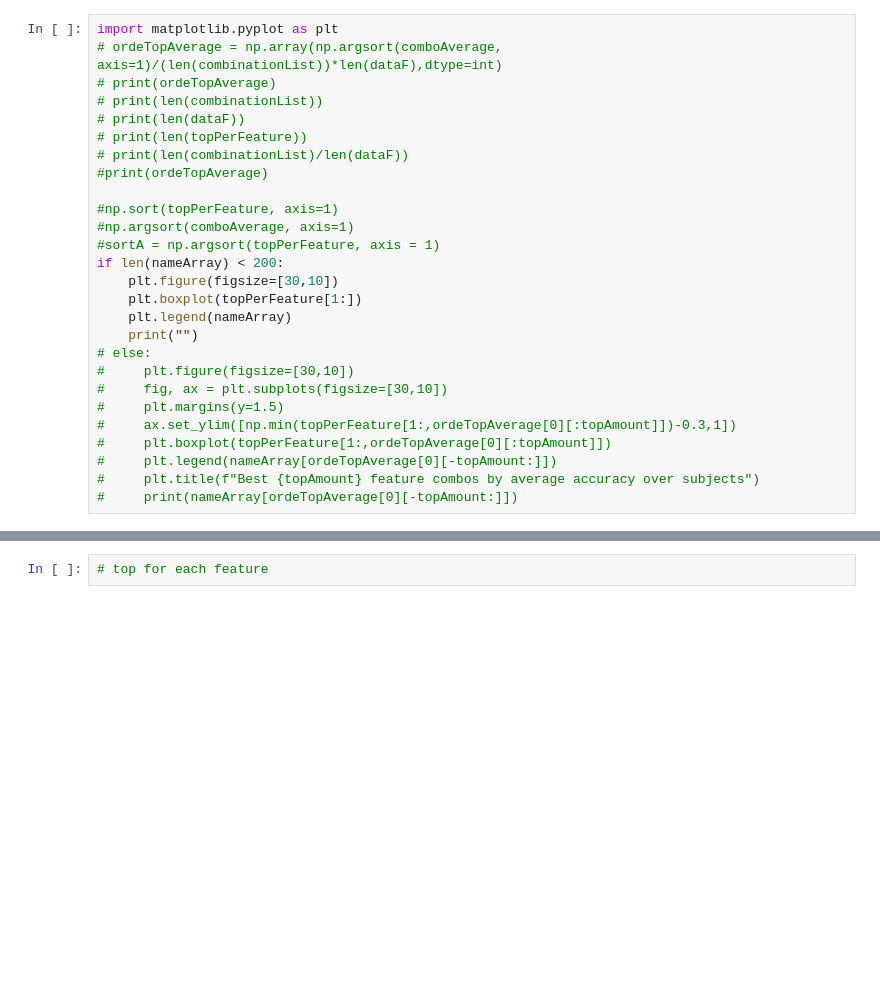
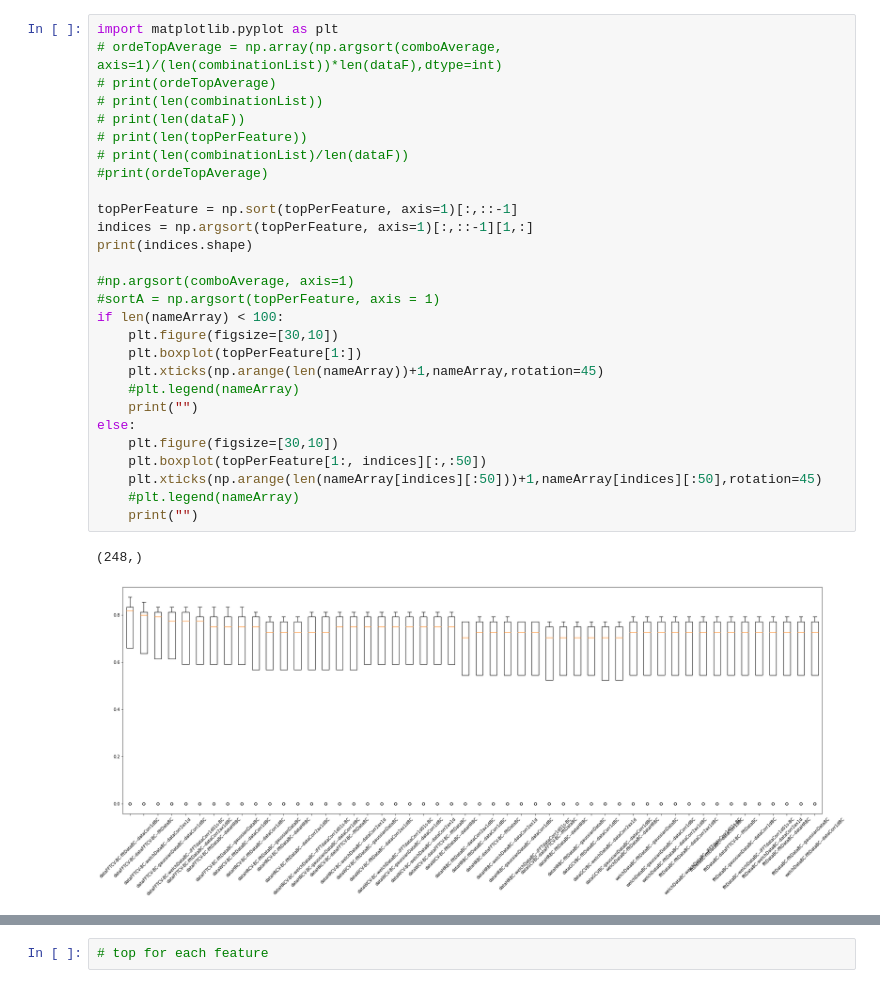
Before and after one commit to JuliaAlmaLuna/InnerSpeechEEGDecoding, a Jupyter notebook: makeTables.ipynb, the cells around one changed output, grey strips where cells are left out. Cells and saved outputs as stored; diff of their text form; blank space fills up the shorter version.

```diff
--- a/makeTables.ipynb
+++ b/makeTables.ipynb
@@ -302,30 +302,34 @@ display(table)
 # %%
 import matplotlib.pyplot as plt
 # ordeTopAverage = np.array(np.argsort(comboAverage, axis=1)/(len(combinationList))*len(dataF),dtype=int)
 # print(ordeTopAverage)
 # print(len(combinationList))
 # print(len(dataF))
 # print(len(topPerFeature))
 # print(len(combinationList)/len(dataF))
 #print(ordeTopAverage)
 
-#np.sort(topPerFeature, axis=1)
+topPerFeature = np.sort(topPerFeature, axis=1)[:,::-1]
+indices = np.argsort(topPerFeature, axis=1)[:,::-1][1,:]
+print(indices.shape)
+
 #np.argsort(comboAverage, axis=1)
 #sortA = np.argsort(topPerFeature, axis = 1)
-if len(nameArray) < 200:
+if len(nameArray) < 100:
     plt.figure(figsize=[30,10])
     plt.boxplot(topPerFeature[1:])
-    plt.legend(nameArray)
+    plt.xticks(np.arange(len(nameArray))+1,nameArray,rotation=45)
+    #plt.legend(nameArray)
     print("")
-# else:
-#     plt.figure(figsize=[30,10])
-#     fig, ax = plt.subplots(figsize=[30,10])
-#     plt.margins(y=1.5)
-#     ax.set_ylim([np.min(topPerFeature[1:,ordeTopAverage[0][:topAmount]])-0.3,1])
-#     plt.boxplot(topPerFeature[1:,ordeTopAverage[0][:topAmount]])
-#     plt.legend(nameArray[ordeTopAverage[0][-topAmount:]])
-#     plt.title(f"Best {topAmount} feature combos by average accuracy over subjects")
-#     print(nameArray[ordeTopAverage[0][-topAmount:]])
+else:
+    plt.figure(figsize=[30,10])
+    plt.boxplot(topPerFeature[1:, indices][:,:50])
+    plt.xticks(np.arange(len(nameArray[indices][:50]))+1,nameArray[indices][:50],rotation=45)
+    #plt.legend(nameArray)
+    print("")
+# %% [output]
+(248,)
+[figure, added]
 # %%
 print("Top ten highest accuracies")
 
```
Also changed, not shown: parts of 9 cells of this notebook, 7 other files.
